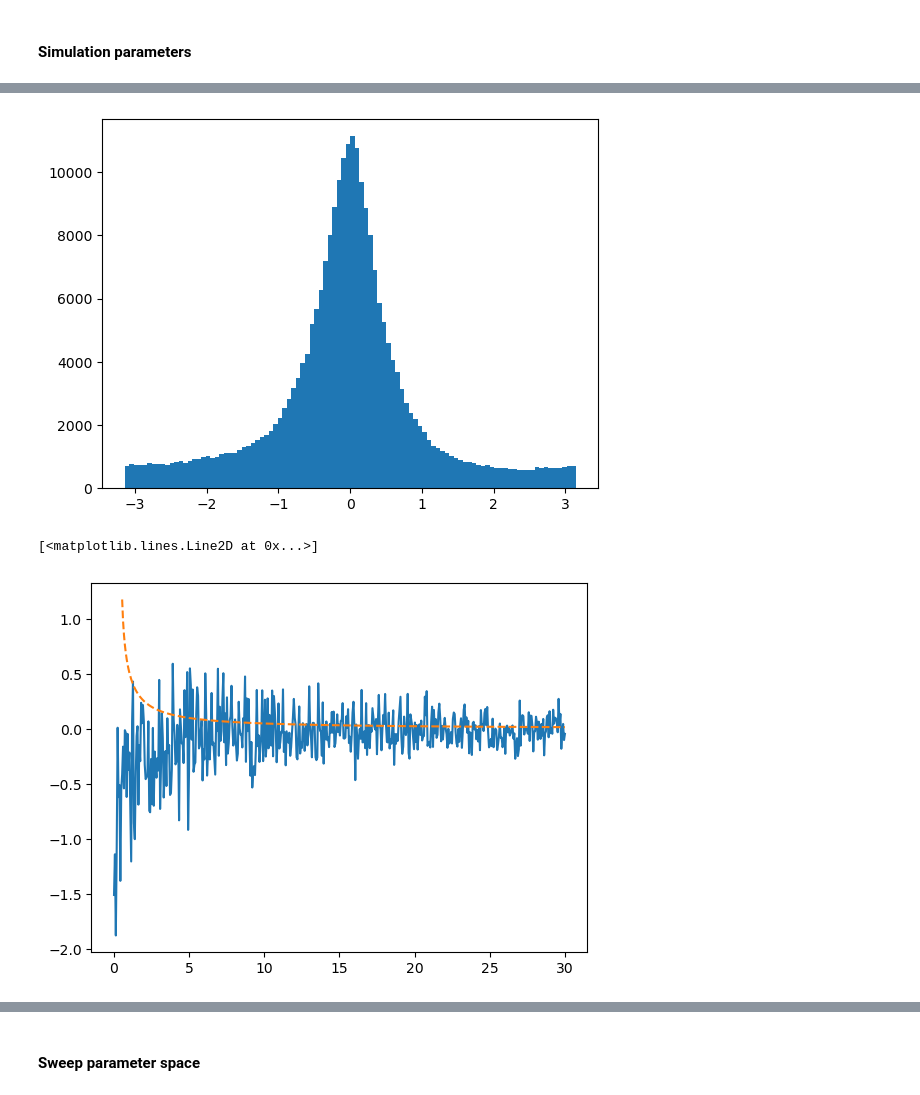
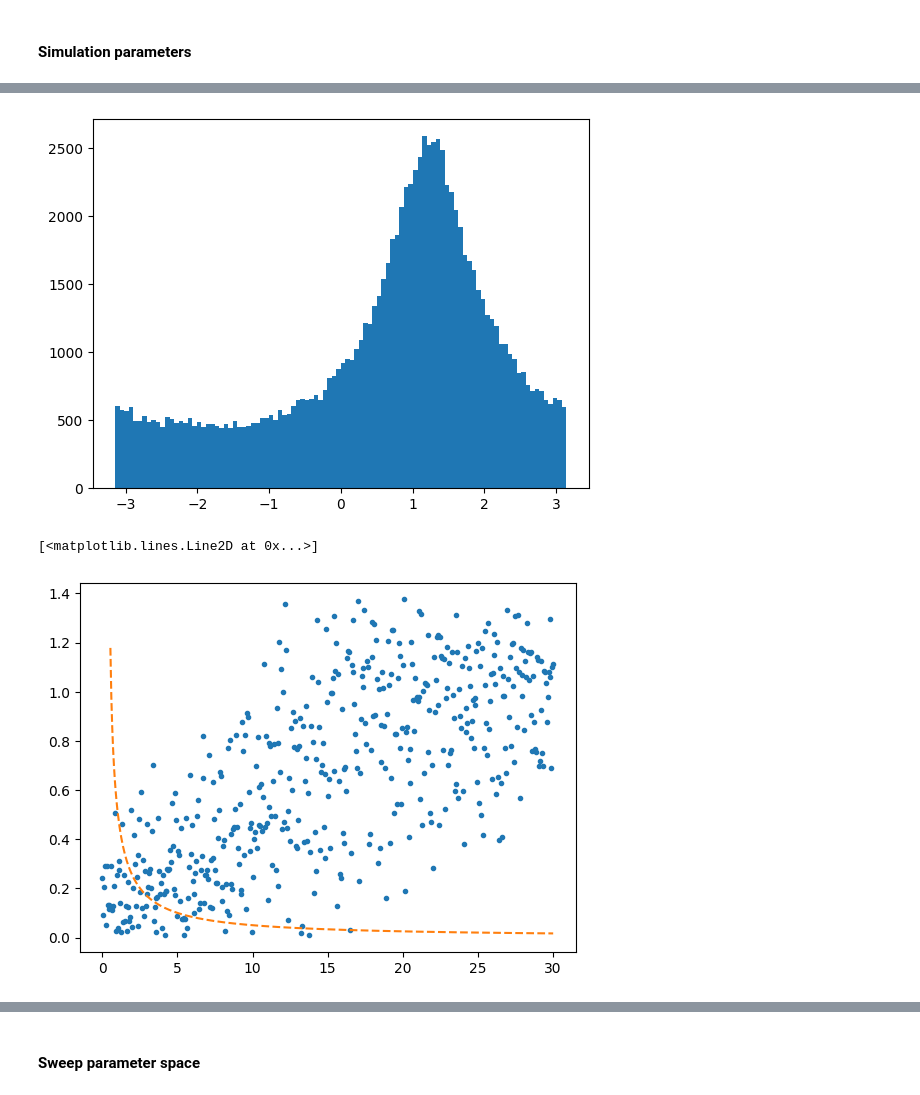
Before and after one commit to ViniciusLima94/phase_amplitude_encoding, a Jupyter notebook: notebooks/1. TwoNodes.ipynb, the cells around one changed output, grey strips where cells are left out. Saved outputs shown, nothing was run; the diff lists cells and outputs as text; code cells hidden in the pictures.

```diff
--- a/notebooks/1. TwoNodes.ipynb
+++ b/notebooks/1. TwoNodes.ipynb
@@ -138,10 +138,10 @@ simulate_loop = jax.vmap(
 out = simulate_loop(
     C,
     CS[:, 0],
-    np.array([40, 40]),
-    np.array([-5, -5]),
+    np.array([10, 20]),
+    np.array([-3, -3]),
     fsamp,
-    1e-4,
+    0.5,
     Npoints,
     None,
     seeds,
@@ -170,20 +170,20 @@ for i in range(Nareas):
 # %%
-data_ = data.sel(times=slice(0, 1))
+data_ = data.sel(times=slice(0.3, 0.7))
 # %%
-theta1 = np.angle(data_[:, 0])
-theta2 = np.angle(data_[:, 1])
+theta1 = (np.angle(data_[:, 0]))
+theta2 = (np.angle(data_[:, 1]))
 # %%
 delta = (theta2 - theta1 + np.pi) % (2 * np.pi) - np.pi
 # %%
 plt.hist(delta.flatten(), 100);
 # %% [output]
-[figure, old version]
+[figure, new version]
 # %%
-plt.plot(Amplitudes, delta.mean(1))
+plt.plot(Amplitudes, np.abs(delta.mean(1)),'.')
 plt.plot(Amplitudes[1:], np.arcsin(1 / (2 * Amplitudes[1:])), "--")
 # %% [output]
 [<matplotlib.lines.Line2D at 0x...>]
-[figure, old version]
+[figure, new version]
 # %%
 import scipy
 from frites.core import (
```
Also changed, not shown: parts of 6 cells of this notebook, 2 other files.
